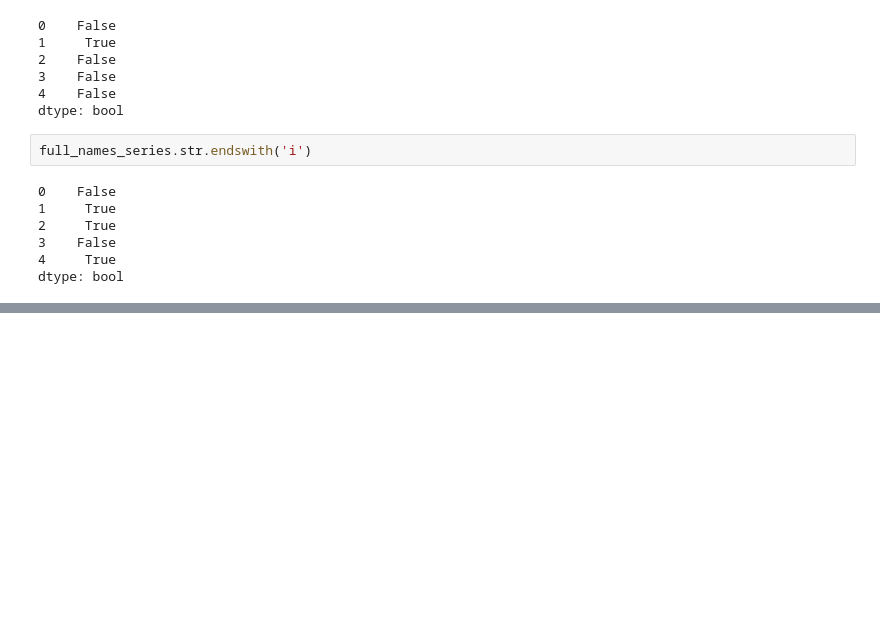
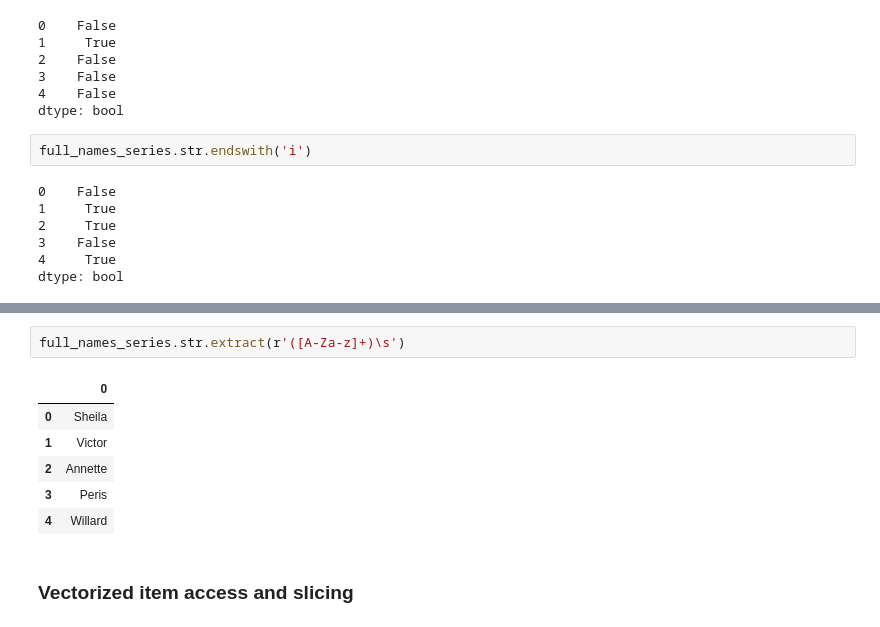
Before and after one commit to WillardDev/Python_Data_Analysis, a Jupyter notebook: Pandas_Data_Analysis.ipynb, the cells around one changed output, grey strips where cells are left out. Cells and saved outputs as stored; diff of their text form; blank space fills up the shorter version.

Commit message:
Update execution counts and add outputs for vectorized string operations

```diff
--- a/Pandas_Data_Analysis.ipynb
+++ b/Pandas_Data_Analysis.ipynb
@@ -326,0 +346,11 @@ dtype: bool
+# %%
+full_names_series.str.extract(r'([A-Za-z]+)\s')
+# %% [output]
+|  | 0 |
+| 0 | Sheila |
+| 1 | Victor |
+| 2 | Annette |
+| 3 | Peris |
+| 4 | Willard |
+# %% [markdown]
+### Vectorized item access and slicing
```
Also changed, not shown: parts of 5 cells of this notebook.
